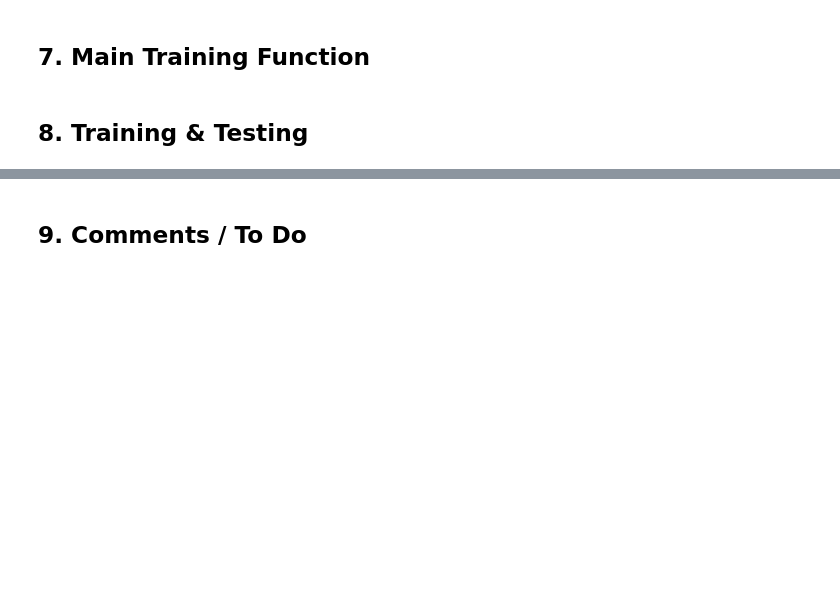
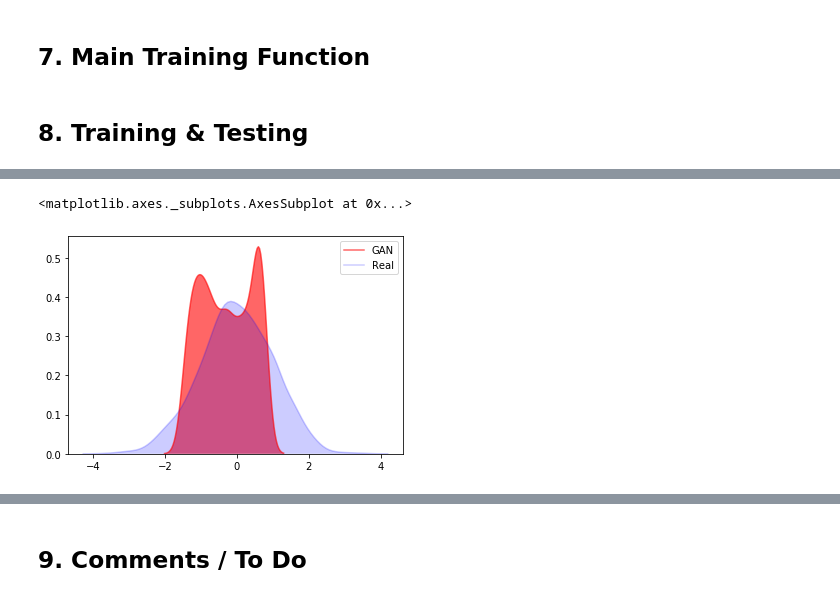
Before and after one commit to OliverT1/OSGD-GANs, a Jupyter notebook: OSGD - GAN Project - Learning a Distribution.ipynb, the cells around one changed output, grey strips where cells are left out. Cells and saved outputs as stored; diff of their text form; code cells hidden in the pictures; blank space fills up the shorter version.

```diff
--- a/OSGD - GAN Project - Learning a Distribution.ipynb
+++ b/OSGD - GAN Project - Learning a Distribution.ipynb
@@ -261,3 +262,10 @@ test() # Plots a density estimate for the distribution produced by the generator
+# %%
+# PLot KDE on top of each other for comparison
+sns.kdeplot(generator(noise(1000)).detach().numpy().flatten(), color='red', alpha=0.6, label='GAN', shade=True)
+sns.kdeplot(data.numpy().flatten(), color='blue', alpha=0.2, label='Real', shade=True)
+# %% [output]
+<matplotlib.axes._subplots.AxesSubplot at 0x...>
+[figure, added]
 # %%
 sns.distplot(data) # Plots the distribution for the real/source data
 # %% [output]
```
Also changed, not shown: parts of 11 cells of this notebook.
